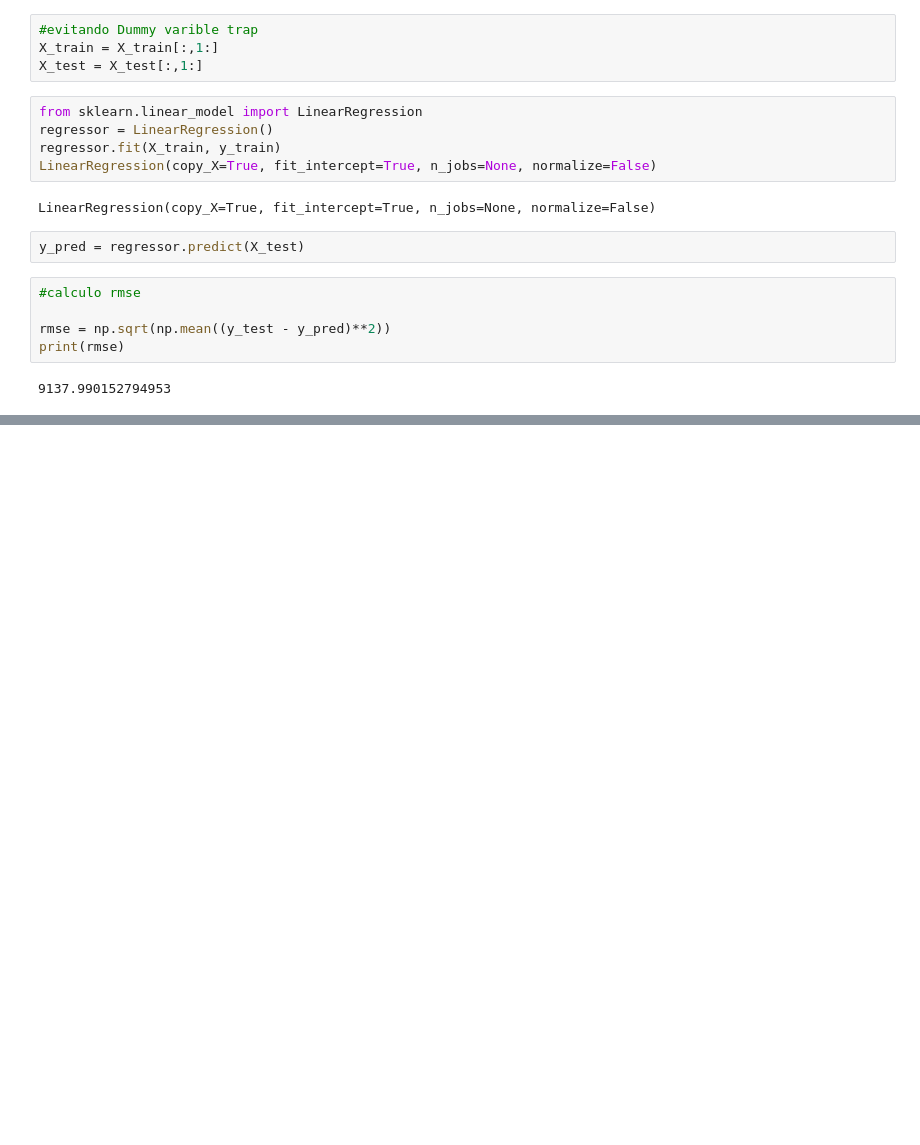
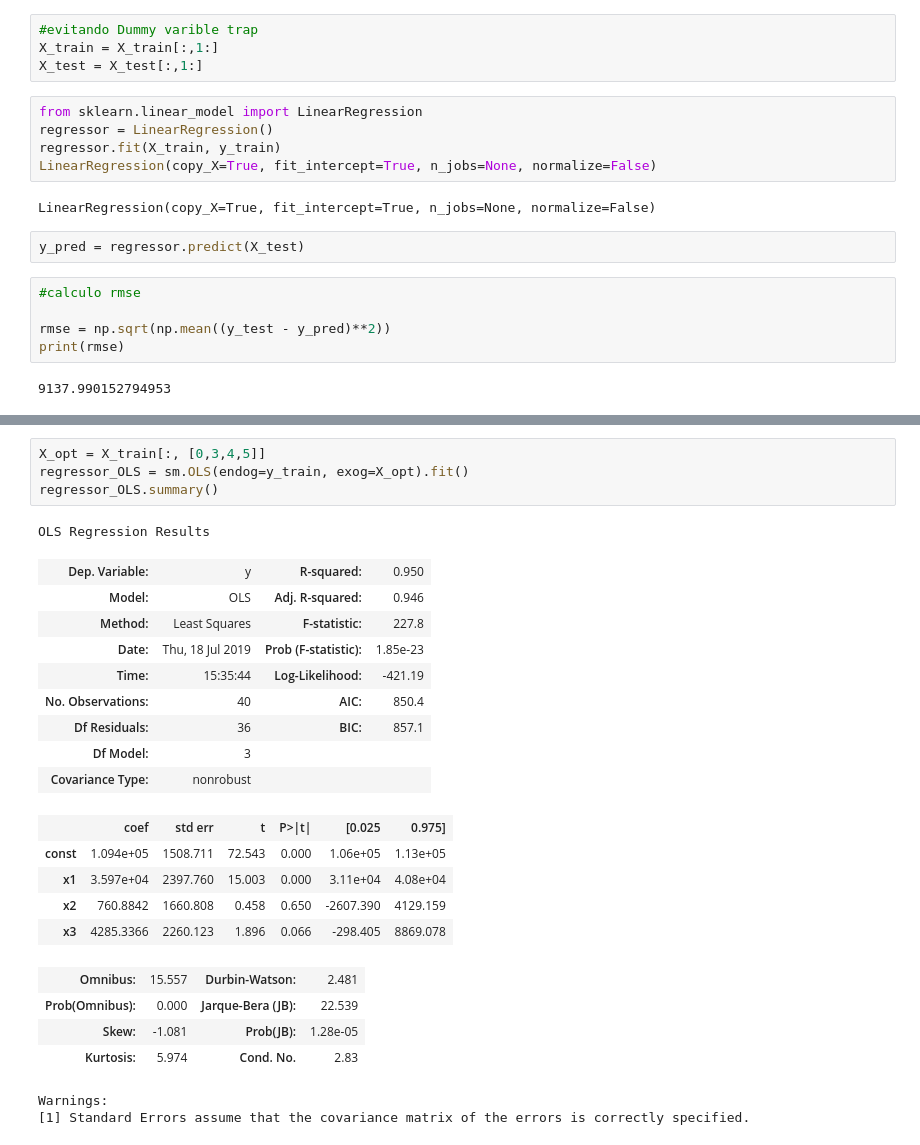
Before and after one commit to klysman08/Data-science-e-Machine-Learning, a Jupyter notebook: Day_4_Regressão.ipynb, the cells around one changed output, grey strips where cells are left out. Drawn from its saved outputs; the diff is of its cells as text; blank space fills up the shorter version.

```diff
--- a/Day_4_Regressão.ipynb
+++ b/Day_4_Regressão.ipynb
@@ -102,0 +191,26 @@ print(rmse)
+# %%
+X_opt = X_train[:, [0,3,4,5]]
+regressor_OLS = sm.OLS(endog=y_train, exog=X_opt).fit()
+regressor_OLS.summary()
+# %% [output]
+OLS Regression Results
+| Dep. Variable: | y | R-squared: | 0.950 |
+| Model: | OLS | Adj. R-squared: | 0.946 |
+| Method: | Least Squares | F-statistic: | 227.8 |
+| Date: | Thu, 18 Jul 2019 | Prob (F-statistic): | 1.85e-23 |
+| Time: | 15:35:44 | Log-Likelihood: | -421.19 |
+| No. Observations: | 40 | AIC: | 850.4 |
+| Df Residuals: | 36 | BIC: | 857.1 |
+| Df Model: | 3 |  |  |
+| Covariance Type: | nonrobust |  |  |
+|  | coef | std err | t | P>|t| | [0.025 | 0.975] |
+| const | 1.094e+05 | 1508.711 | 72.543 | 0.000 | 1.06e+05 | 1.13e+05 |
+| x1 | 3.597e+04 | 2397.760 | 15.003 | 0.000 | 3.11e+04 | 4.08e+04 |
+| x2 | 760.8842 | 1660.808 | 0.458 | 0.650 | -2607.390 | 4129.159 |
+| x3 | 4285.3366 | 2260.123 | 1.896 | 0.066 | -298.405 | 8869.078 |
+| Omnibus: | 15.557 | Durbin-Watson: | 2.481 |
+| Prob(Omnibus): | 0.000 | Jarque-Bera (JB): | 22.539 |
+| Skew: | -1.081 | Prob(JB): | 1.28e-05 |
+| Kurtosis: | 5.974 | Cond. No. | 2.83 |
+Warnings:
+[1] Standard Errors assume that the covariance matrix of the errors is correctly specified.
```
Also changed, not shown: parts of 12 cells of this notebook.
